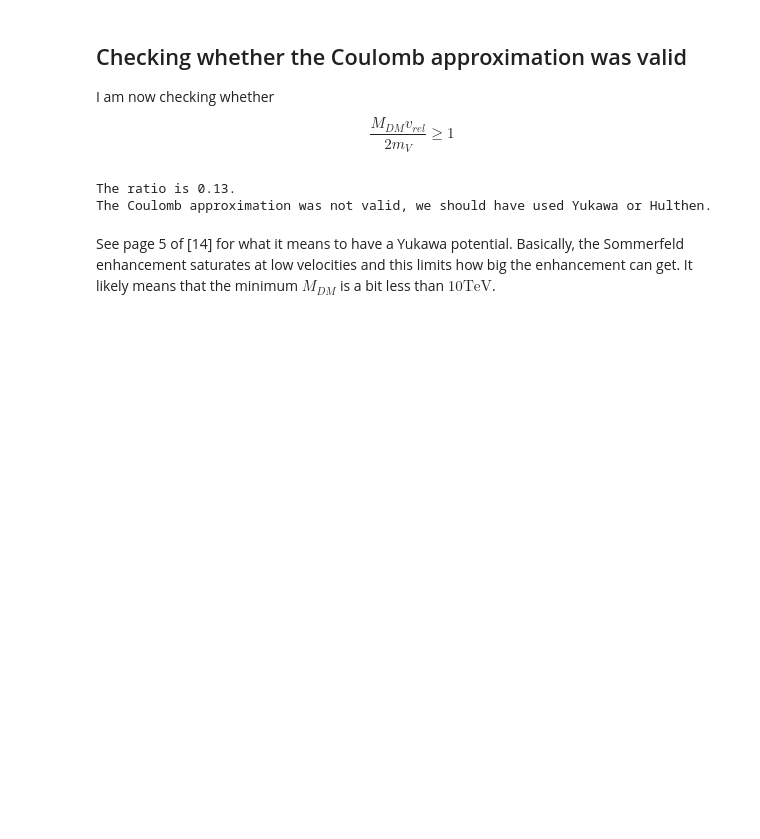
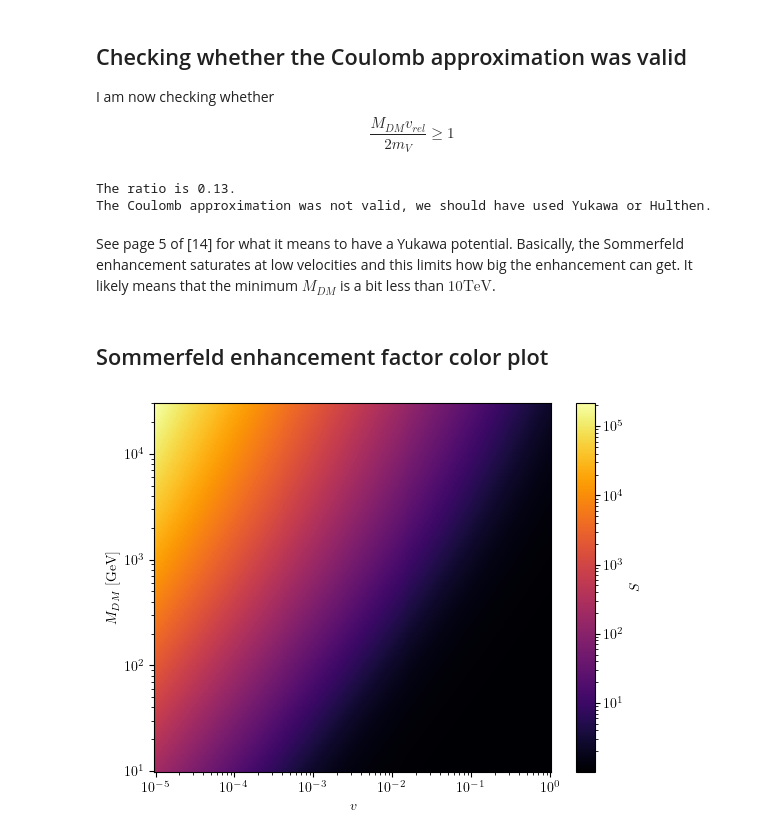
Before and after one commit to LuckeeDev/bachelor-thesis, a Jupyter notebook: notebooks/sommerfeld.ipynb, the cells around one changed output. Drawn from its saved outputs; the diff is of its cells as text; code cells hidden in the pictures; blank space fills up the shorter version.

```diff
--- a/notebooks/sommerfeld.ipynb
+++ b/notebooks/sommerfeld.ipynb
@@ -166,3 +167,39 @@ The ratio is 0.13.
 The Coulomb approximation was not valid, we should have used Yukawa or Hulthen.
 # %% [markdown]
 See page 5 of [14] for what it means to have a Yukawa potential. Basically, the Sommerfeld enhancement saturates at low velocities and this limits how big the enhancement can get. It likely means that the minimum $M_{DM}$ is a bit less than $10\mathrm{TeV}$.
+# %% [markdown]
+## Sommerfeld enhancement factor color plot
+# %%
+x_axis = np.logspace(-5, 0, 200)
+y_axis = np.logspace(1, np.log10(30000), 200)
+X, Y = np.meshgrid(x_axis, y_axis)
+
+Z = S(alpha(Y), X)
+# %%
+import matplotlib.colors as colors
+
+fig, ax = plt.subplots()
+
+im = ax.pcolormesh(
+    X,
+    Y,
+    Z,
+    norm=colors.LogNorm(vmin=Z.min(), vmax=Z.max()),
+    cmap='inferno',
+    shading='auto',
+	rasterized=True
+)
+
+ax.set_xscale('log')
+ax.set_yscale('log')
+
+ax.set_xlabel('$v$')
+ax.set_ylabel('$M_{DM}$ [GeV]')
+
+cbar = fig.colorbar(im, ax=ax)
+cbar.set_label('$S$')
+
+plt.savefig("enhancement_factor_color.pdf")
+plt.show()
+# %% [output]
+[figure, added]
```
Also changed, not shown: parts of 1 cell of this notebook, 3 other files.
